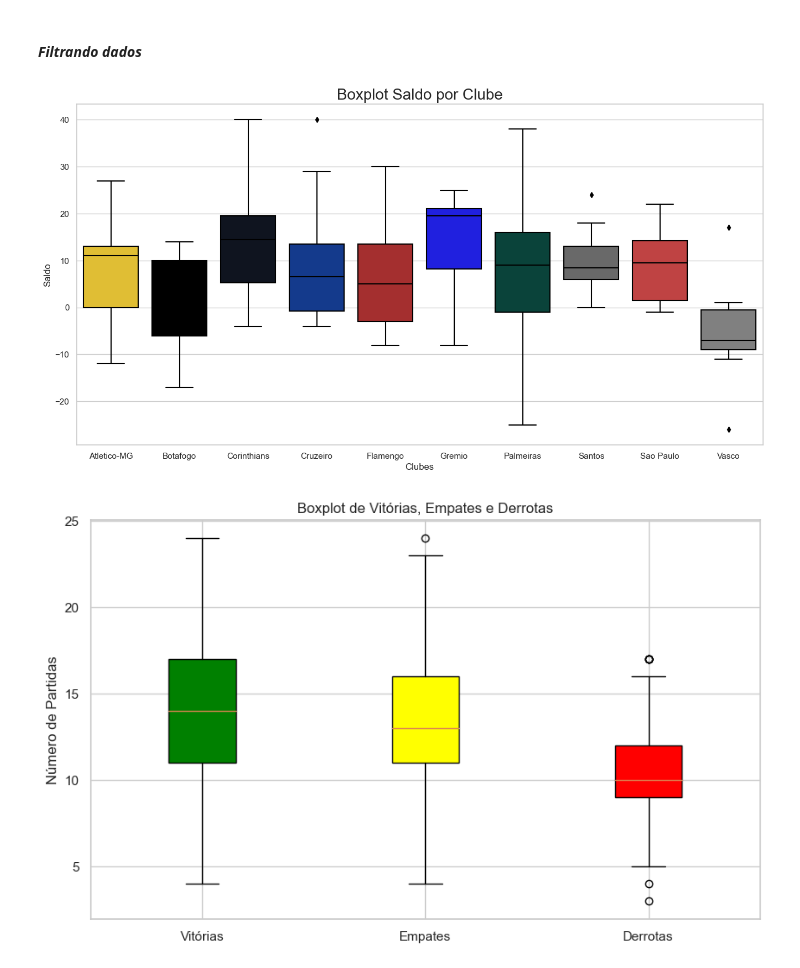
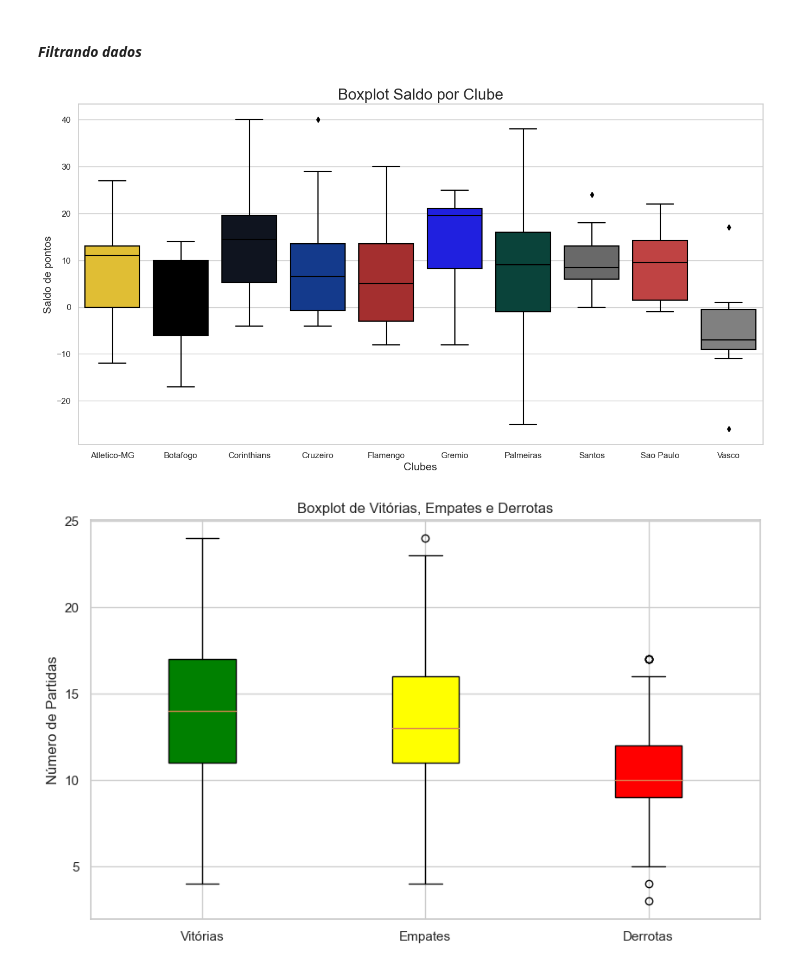
Before and after one commit to AVTBrasil/An-lise-de-Dados-no-Futebol, a Jupyter notebook: Analise_de_dados.ipynb, the cells around one changed output. Drawn from its saved outputs; the diff is of its cells as text; code cells hidden in the pictures.

```diff
--- a/Analise_de_dados.ipynb
+++ b/Analise_de_dados.ipynb
@@ -200,13 +226,15 @@ df_filtrado = df[df['Clubes'].isin(clubes_mostrados)]
 # %%
 plt.figure(figsize=(16,8))
 
 sns.boxplot(x= 'Clubes', y = 'Saldo', data=df_filtrado, palette = team_colors)
 
 
 plt.title('Boxplot Saldo por Clube', fontsize = 20)
+plt.xlabel("Clubes", fontsize = 14)
+plt.ylabel("Saldo de pontos", fontsize = 14)
 plt.show()
 # %% [output]
-[figure, old version]
+[figure, new version]
 # %%
 
 plt.figure(figsize=(10, 6))
```
Also changed, not shown: parts of 2 cells of this notebook.
